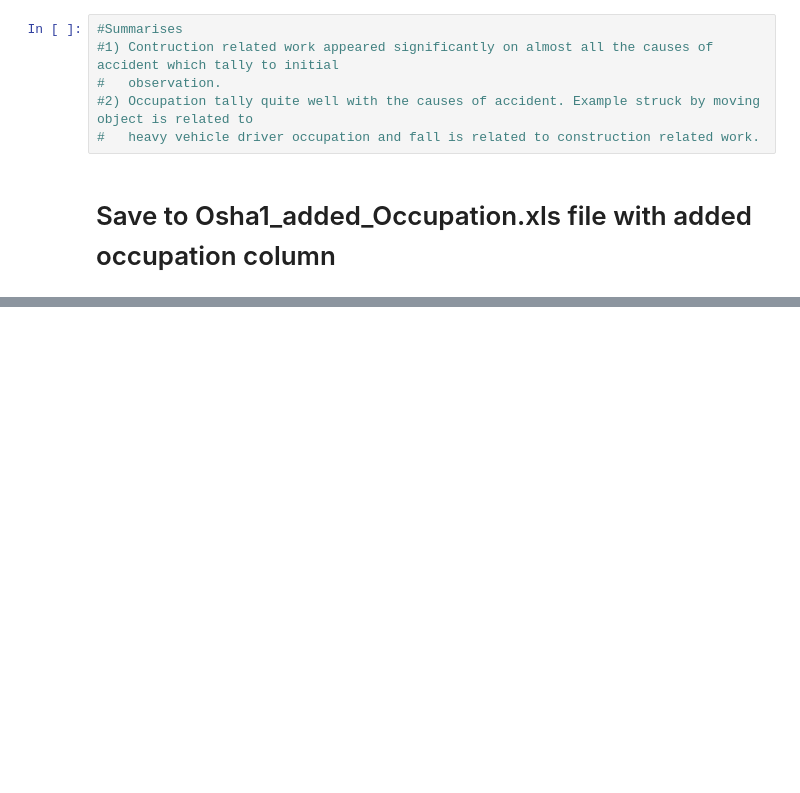
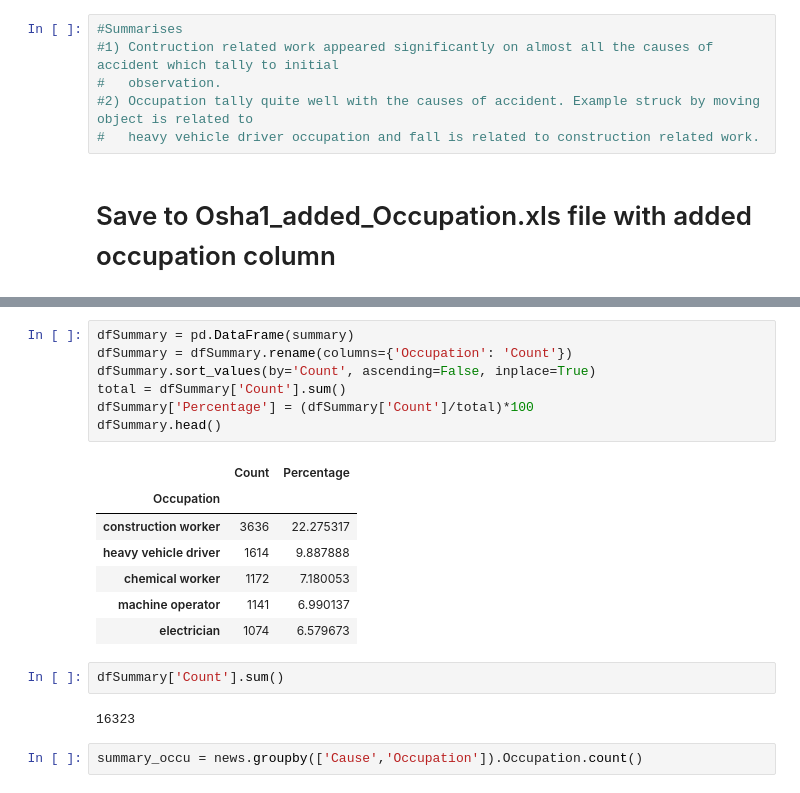
Before and after one commit to arynchoong/MTech-KE-FL, a Jupyter notebook: CA _extract_occupation_v2.ipynb, the cells around one changed output, grey strips where cells are left out. Drawn from its saved outputs; the diff is of its cells as text; blank space fills up the shorter version.

```diff
--- a/CA _extract_occupation_v2.ipynb
+++ b/CA _extract_occupation_v2.ipynb
@@ -565,0 +580,21 @@ writer.save()
+# %%
+dfSummary = pd.DataFrame(summary)
+dfSummary = dfSummary.rename(columns={'Occupation': 'Count'})
+dfSummary.sort_values(by='Count', ascending=False, inplace=True)
+total = dfSummary['Count'].sum()
+dfSummary['Percentage'] = (dfSummary['Count']/total)*100
+dfSummary.head()
+# %% [output]
+|  | Count | Percentage |
+| Occupation |  |  |
+| construction worker | 3636 | 22.275317 |
+| heavy vehicle driver | 1614 | 9.887888 |
+| chemical worker | 1172 | 7.180053 |
+| machine operator | 1141 | 6.990137 |
+| electrician | 1074 | 6.579673 |
+# %%
+dfSummary['Count'].sum()
+# %% [output]
+16323
+# %%
+summary_occu = news.groupby(['Cause','Occupation']).Occupation.count()
```
Also changed, not shown: parts of 10 cells of this notebook, 5 other files.
